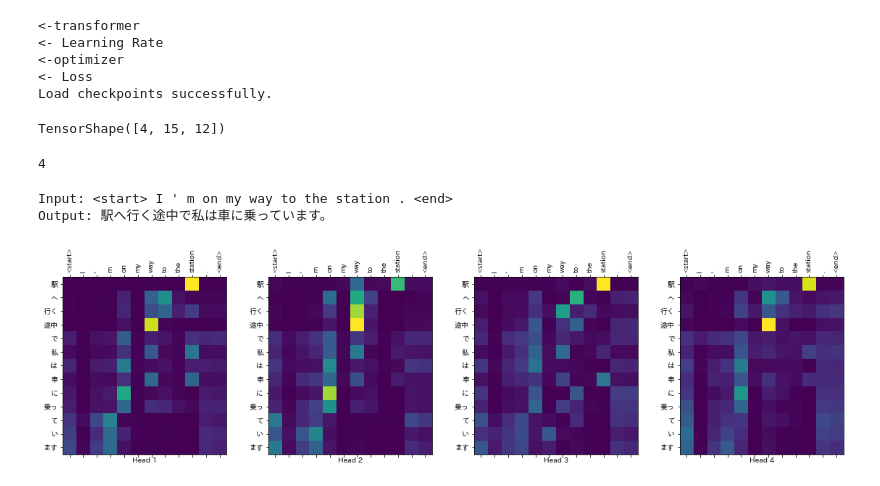
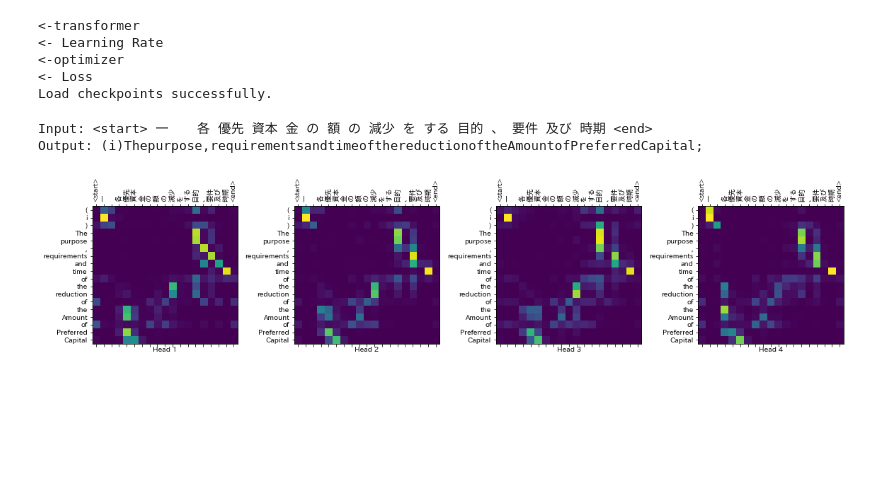
Before and after one commit to Amplil/Transformer, a Jupyter notebook: Predict_on_GPU_law.ipynb, the cells around one changed output. Drawn from its saved outputs; the diff is of its cells as text; code cells hidden in the pictures; blank space fills up the shorter version.

```diff
--- a/Predict_on_GPU_law.ipynb
+++ b/Predict_on_GPU_law.ipynb
@@ -77,14 +68,15 @@ import japanize_matplotlib
 # %% [markdown]
 # データ読み込み
 # %%
-dataset = preprocess_utils.CreateData(
-    corpus_path = './jpn.txt',
+dataset = preprocess_utils_law.CreateData(
+    corpus_path_source = './jaen-law/txt/law-corpus.ja',
+    corpus_path_target = './jaen-law/txt/law-corpus.en',
     do_shuffle=True,
     seed_value=123,
     split_percent=0.95 # 学習データの割合
 )
 
-train_source, train_target, test_source, test_target, train_licence, test_licence = dataset.split_data()
+train_source, train_target, test_source, test_target= dataset.split_data()
 
 print('**** Amount of data ****')
 print('train_source： ', len(train_source))
@@ -95,11 +87,9 @@ print('\n')
 print('**** Train data example ****')
 print('Source Example： ', train_source[0])
 print('Target Example： ', train_target[0])
-print('Licence： ', train_licence[0])
 print('\n')
 print('**** Test data example ****')
 print('Source Example： ', test_source[0])
 print('Target Example： ', test_target[0])
-print('Licence： ', test_licence[0])
 # %% [output]
 **** Amount of data ****
@@ -128,7 +118,7 @@ MAX_LENGTH = 60 # シーケンスの長さ
 USE_TPU = False # TPUを使うか
 BUFFER_SIZE = 50000
 # %%
-train_dataset = preprocess_utils.PreprocessData(
+train_dataset = preprocess_utils_law.PreprocessData(
     mecab = MeCab.Tagger("-Ochasen"),
     source_data = train_source,
     target_data = train_target,
@@ -140,7 +130,7 @@ train_dataset = preprocess_utils.PreprocessData(
 
 train_dataset.preprocess_data()
 # %%
-test_dataset = preprocess_utils.PreprocessData(
+test_dataset = preprocess_utils_law.PreprocessData(
     mecab = MeCab.Tagger("-Ochasen"),
     source_data = test_source,
     target_data = test_target,
@@ -357,4 +344,0 @@ attention = attention["decoder_layer4_block2"][0,:, :, :len(test_dataset.source_
-# %%
-attention.shape
-# %% [output]
-TensorShape([4, 15, 12])
@@ -363,22 +345,18 @@ attention
-# %%
-len(attention)
-# %% [output]
-4
 # %%
 # 翻訳
-n = 0# 任意のテストデータを指定
+n = 4# 任意のテストデータを指定
 print("Input:", ' '.join([train_dataset.source_index[i] for i in test_dataset.source_vector[n][:np.argmax(test_dataset.source_vector[n], 0)+1]]))
 
 result, attention = predict(test_dataset.source_vector[n][:np.argmax(test_dataset.source_vector[n], 0)+1])
 txt = ""
 
 for i in result[1:]:
   txt+=train_dataset.target_index[i.numpy()]
 print("Output:", txt)
 
 # Attention Weightをプロット
 plot_attention_weights(attention, test_dataset.source_vector[n][:np.argmax(test_dataset.source_vector[n], 0)+1], result[1:], "decoder_layer4_block2")
 # %% [output]
-Input: <start> I ' m on my way to the station . <end>
-Output: 駅へ行く途中で私は車に乗っています。
+Input: <start> 一 　 各 優先 資本 金 の 額 の 減少 を する 目的 、 要件 及び 時期 <end>
+Output: (i)Thepurpose,requirementsandtimeofthereductionoftheAmountofPreferredCapital;
-[figure, old version]
+[figure, new version]
```
Also changed, not shown: parts of 14 cells of this notebook.
